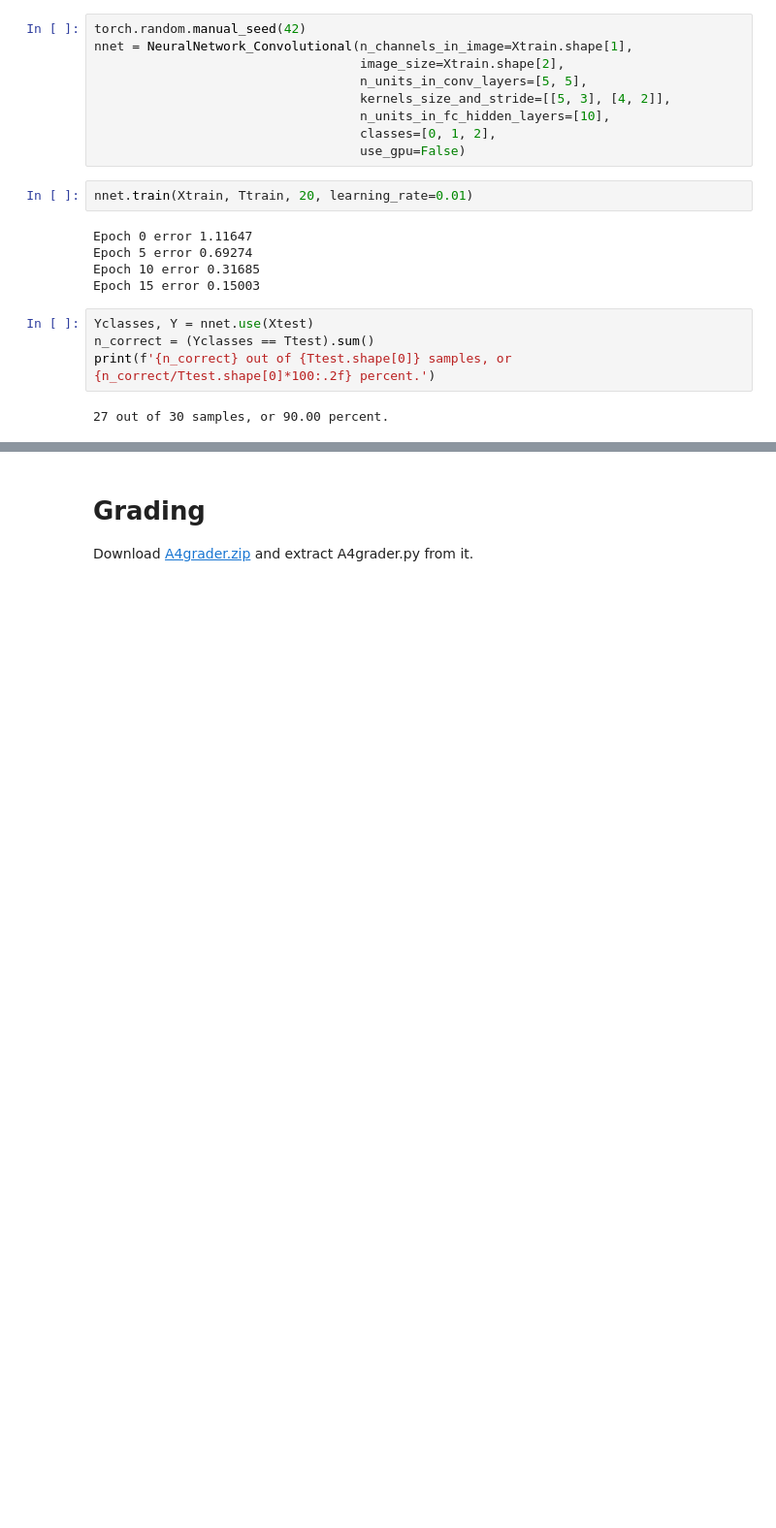
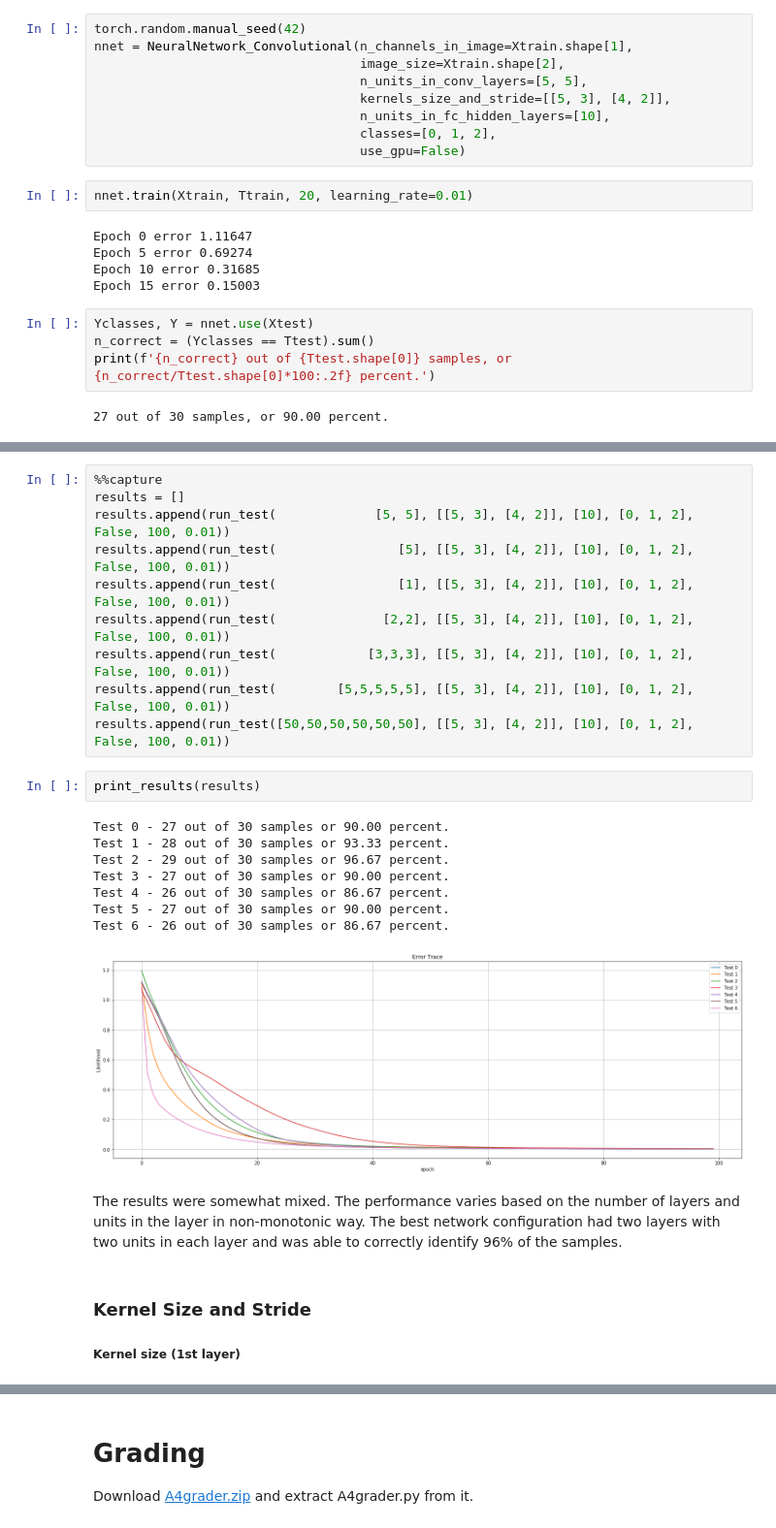
Before and after one commit to bstaab/CS545_MachineLearning, a Jupyter notebook: assignments/A4/Staab-A4.ipynb, the cells around one changed output, grey strips where cells are left out. Shown at 97% size. Saved outputs shown, nothing was run; the diff lists cells and outputs as text; blank space fills up the shorter version.

```diff
--- a/assignments/A4/Staab-A4.ipynb
+++ b/assignments/A4/Staab-A4.ipynb
@@ -416,0 +492,26 @@ print(f'{n_correct} out of {Ttest.shape[0]} samples, or {n_correct/Ttest.shape[0
+# %%
+%%capture
+results = []
+results.append(run_test(             [5, 5], [[5, 3], [4, 2]], [10], [0, 1, 2], False, 100, 0.01))
+results.append(run_test(                [5], [[5, 3], [4, 2]], [10], [0, 1, 2], False, 100, 0.01))
+results.append(run_test(                [1], [[5, 3], [4, 2]], [10], [0, 1, 2], False, 100, 0.01))
+results.append(run_test(              [2,2], [[5, 3], [4, 2]], [10], [0, 1, 2], False, 100, 0.01))
+results.append(run_test(            [3,3,3], [[5, 3], [4, 2]], [10], [0, 1, 2], False, 100, 0.01))
+results.append(run_test(        [5,5,5,5,5], [[5, 3], [4, 2]], [10], [0, 1, 2], False, 100, 0.01))
+results.append(run_test([50,50,50,50,50,50], [[5, 3], [4, 2]], [10], [0, 1, 2], False, 100, 0.01))
+# %%
+print_results(results)
+# %% [output]
+Test 0 - 27 out of 30 samples or 90.00 percent.
+Test 1 - 28 out of 30 samples or 93.33 percent.
+Test 2 - 29 out of 30 samples or 96.67 percent.
+Test 3 - 27 out of 30 samples or 90.00 percent.
+Test 4 - 26 out of 30 samples or 86.67 percent.
+Test 5 - 27 out of 30 samples or 90.00 percent.
+Test 6 - 26 out of 30 samples or 86.67 percent.
+[figure, added]
+# %% [markdown]
+The results were somewhat mixed.  The performance varies based on the number of layers and units in the layer in non-monotonic way.  The best network configuration had two layers with two units in each layer and was able to correctly identify 96% of the samples.
+# %% [markdown]
+### Kernel Size and Stride
+##### Kernel size (1st layer)
```
Also changed, not shown: parts of 60 cells of this notebook, 1 other file.
